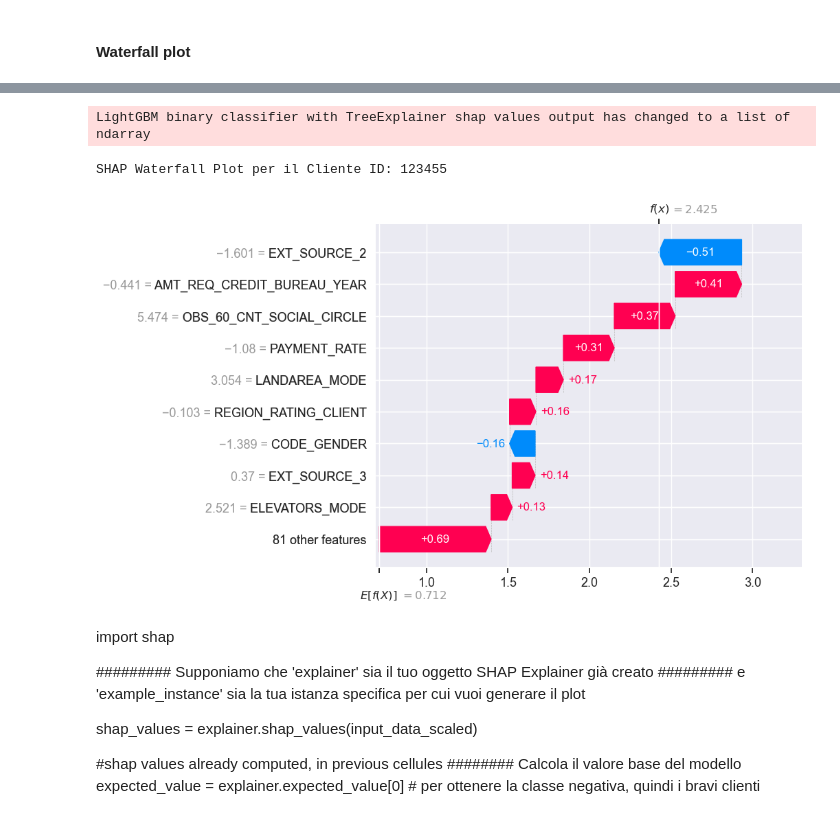
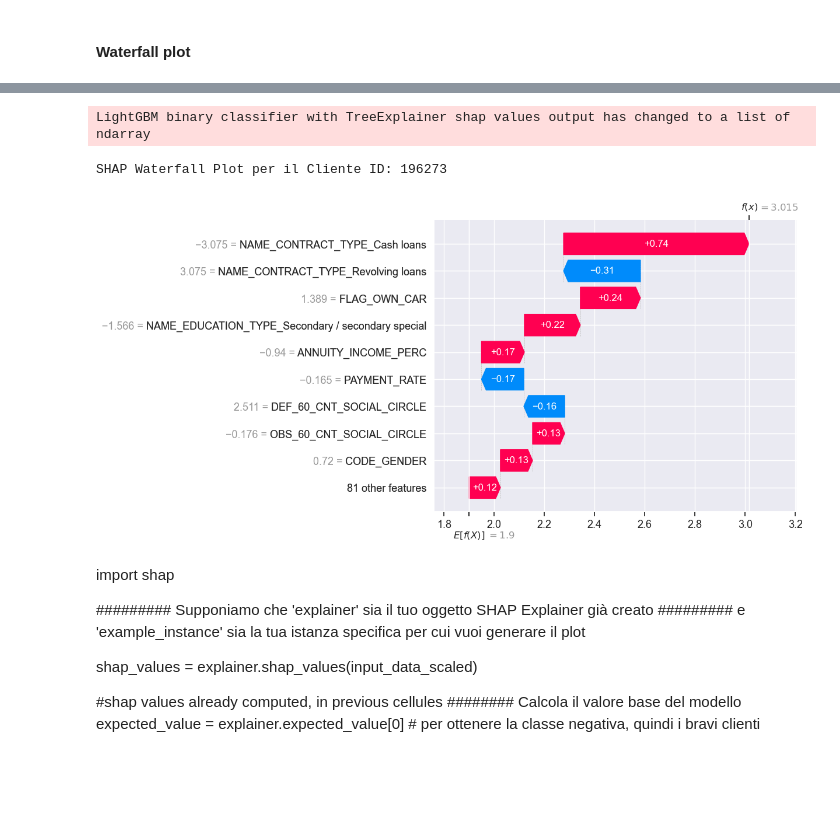
Before and after one commit to SilviaFranze/Project7, a Jupyter notebook: Proj7_OK.ipynb, the cells around one changed output, grey strips where cells are left out. Saved outputs shown, nothing was run; the diff lists cells and outputs as text; code cells hidden in the pictures; blank space fills up the shorter version.

Commit message:
adding things to streamlit

```diff
--- a/Proj7_OK.ipynb
+++ b/Proj7_OK.ipynb
@@ -1129,4 +1160,4 @@ lighter_input_df_sorted
 # %%
-lighter_input_py_an = lighter_input_df_sorted.drop('SK_ID_CURR', axis=1)
-lighter_input_py_an
+lighter_input_df_sorted.drop('SK_ID_CURR', axis=1, inplace=True)
+lighter_input_df_sorted
 # %% [output]
@@ -1146,0 +1177,2 @@ lighter_input_py_an
+# %%
+lighter_input_streamlit = lighter_input_df_sorted
@@ -1147,3 +1195,5 @@ lighter_input_py_an
+# %%
+lighter_input_streamlit.insert(0, 'SK_ID_CURR', lighter_input_streamlit.index)
 # %% [markdown]
 #### Re using longer list, not exporting the small one
 # %%
@@ -1693,7 +1745,7 @@ shap.summary_plot(shap_values, input_data_scaled_fake.drop('SK_ID_CURR', axis=1)
 # shap_values_all = explainer.shap_values(X_test_scld_cols.drop('SK_ID_CURR', axis=1))
 #
 # Crea un summary plot
-shap_values = explainer.shap_values(input_data_scaled)
-shap.summary_plot(shap_values, input_data_scaled)
+shap_values = explainer.shap_values(lighter_input_streamlit.drop('SK_ID_CURR', axis=1))
+shap.summary_plot(shap_values, lighter_input_streamlit.drop('SK_ID_CURR', axis=1))
 # %% [output]
 LightGBM binary classifier with TreeExplainer shap values output has changed to a list of ndarray
@@ -1755,10 +1823,10 @@ def generate_waterfall_plot(client_id, data, explainer):
 # %%
 # Esempio di utilizzo:
-generate_waterfall_plot(123455, input_data_scaled_fake, explainer)
+generate_waterfall_plot(196273, lighter_input_streamlit, explainer)
 # %% [output]
 LightGBM binary classifier with TreeExplainer shap values output has changed to a list of ndarray
-SHAP Waterfall Plot per il Cliente ID: 123455
+SHAP Waterfall Plot per il Cliente ID: 196273
-[figure, old version]
+[figure, new version]
 # %% [markdown]
 import shap
 
```
Also changed, not shown: parts of 32 cells of this notebook, 3 other files.
